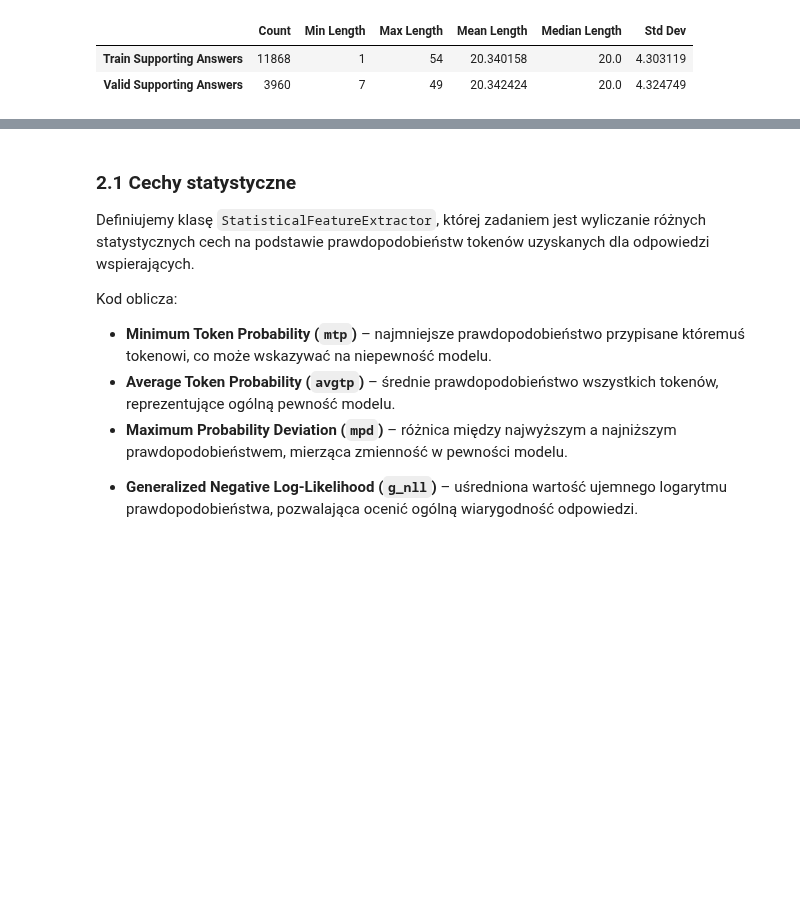
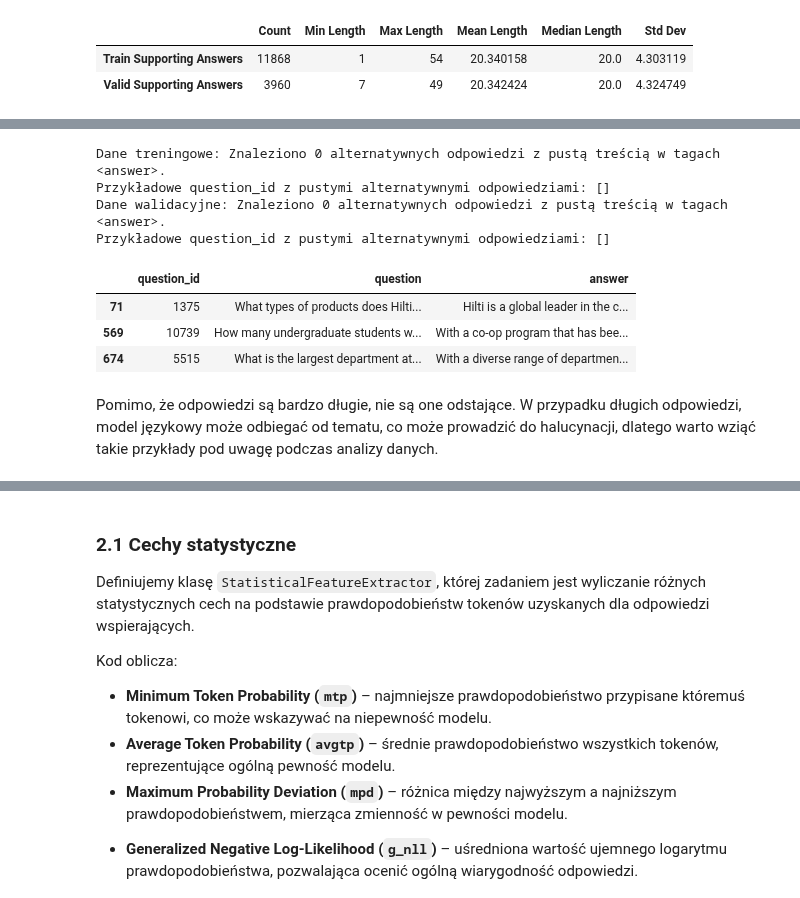
Before and after one commit to OlimpiadaAI/II-OlimpiadaAI, a Jupyter notebook: 1_etap/2_wykrywanie_halucynacji/2_wykrywanie_halucynacji_rozw.ipynb, the cells around one changed output, grey strips where cells are left out. Cells and saved outputs as stored; diff of their text form; code cells hidden in the pictures; blank space fills up the shorter version.

```diff
--- a/1_etap/2_wykrywanie_halucynacji/2_wykrywanie_halucynacji_rozw.ipynb
+++ b/1_etap/2_wykrywanie_halucynacji/2_wykrywanie_halucynacji_rozw.ipynb
@@ -405,0 +476,55 @@ Z informacji statystycznych można zauważyć, że dane ze zbioru treningowego m
+# %%
+def find_empty_supporting_answers(dataset):
+    """
+    Iteruje przez zbiór danych i zlicza rekordy, które mają puste odpowiedzi alternatywne w tagach <answer>.
+    """
+    empty_count = 0
+    sample_ids_with_empty = []
+
+    for sample in dataset:
+        for ans in sample.get("supporting_answers", []):
+            # Ekstrakcja treści z tagów <answer>...</answer>
+            contents = re.findall(r"<answer>(.*?)</answer>", ans, flags=re.IGNORECASE | re.DOTALL)
+            for content in contents:
+                if len(content.strip()) == 0:
+                    # Jeśli treść jest pusta, zwiększamy licznik i dodajemy question_id do listy
+                    empty_count += 1
+                    sample_ids_with_empty.append(sample.get("question_id"))
+                    break
+    return empty_count, sample_ids_with_empty
+
+empty_train, empty_train_ids = find_empty_supporting_answers(train)
+print("Dane treningowe: Znaleziono {} alternatywnych odpowiedzi z pustą treścią w tagach <answer>.".format(empty_train))
+print("Przykładowe question_id z pustymi alternatywnymi odpowiedziami:", empty_train_ids)
+
+empty_valid, empty_valid_ids = find_empty_supporting_answers(valid)
+print("Dane walidacyjne: Znaleziono {} alternatywnych odpowiedzi z pustą treścią w tagach <answer>.".format(empty_valid))
+print("Przykładowe question_id z pustymi alternatywnymi odpowiedziami:", empty_valid_ids)
+# %% [output]
+Dane treningowe: Znaleziono 0 alternatywnych odpowiedzi z pustą treścią w tagach <answer>.
+Przykładowe question_id z pustymi alternatywnymi odpowiedziami: []
+Dane walidacyjne: Znaleziono 0 alternatywnych odpowiedzi z pustą treścią w tagach <answer>.
+Przykładowe question_id z pustymi alternatywnymi odpowiedziami: []
+# %%
+# Prosta analiza anomalii pod względem długości głównych odpowiedzi
+
+# Obliczamy kwantyle i IQR dla długości głównych odpowiedzi w zbiorze treningowym
+q1 = train_main_lengths.quantile(0.25)
+q3 = train_main_lengths.quantile(0.75)
+iqr = q3 - q1
+upper_bound = q3 + 2.5 * iqr
+
+# Identifikujemy rekordy, które są uznawane za anomalia (długość głównej odpowiedzi > upper_bound)
+outlier_records = train_df[train_main_lengths > upper_bound]
+
+# Pokazujemy przykłady anomalii
+pd.set_option('display.max_colwidth', None)
+display(outlier_records[['question_id', 'question', 'answer']].head(3))
+pd.reset_option('display.max_colwidth')
+# %% [output]
+|  | question_id | question | answer |
+| 71 | 1375 | What types of products does Hilti... | Hilti is a global leader in the c... |
+| 569 | 10739 | How many undergraduate students w... | With a co-op program that has bee... |
+| 674 | 5515 | What is the largest department at... | With a diverse range of departmen... |
+# %% [markdown]
+Pomimo, że odpowiedzi są bardzo długie, nie są one odstające. W przypadku długich odpowiedzi, model językowy może odbiegać od tematu, co może prowadzić do halucynacji, dlatego warto wziąć takie przykłady pod uwagę podczas analizy danych.
```
Also changed, not shown: parts of 17 cells of this notebook.
